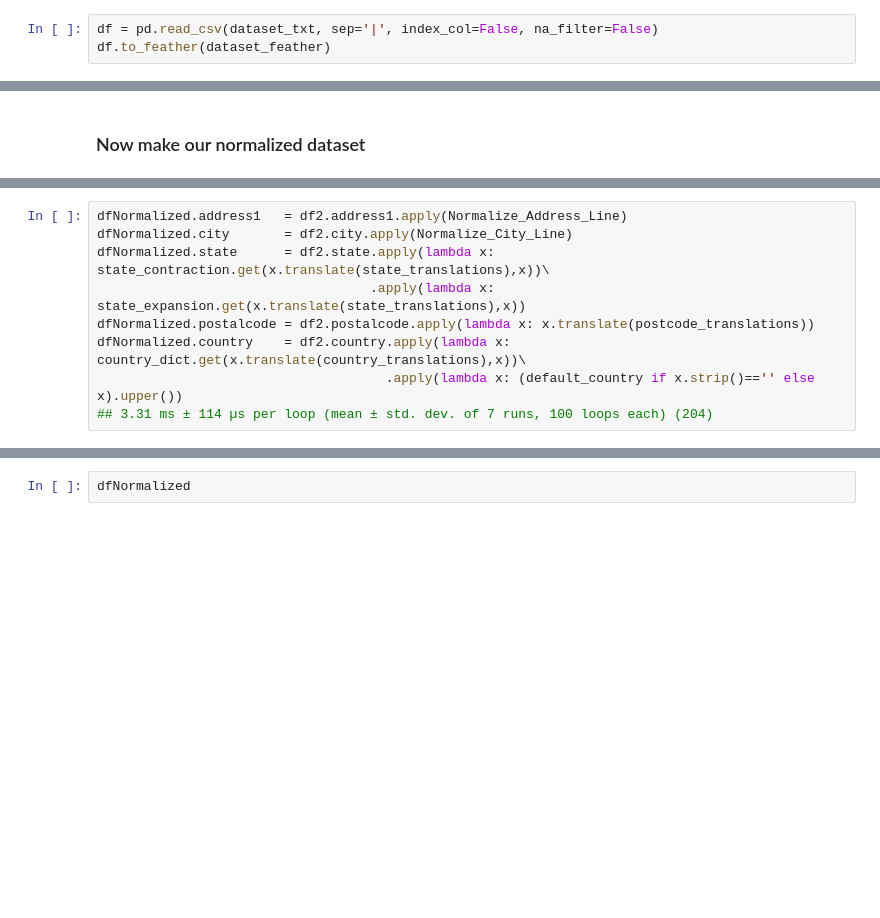
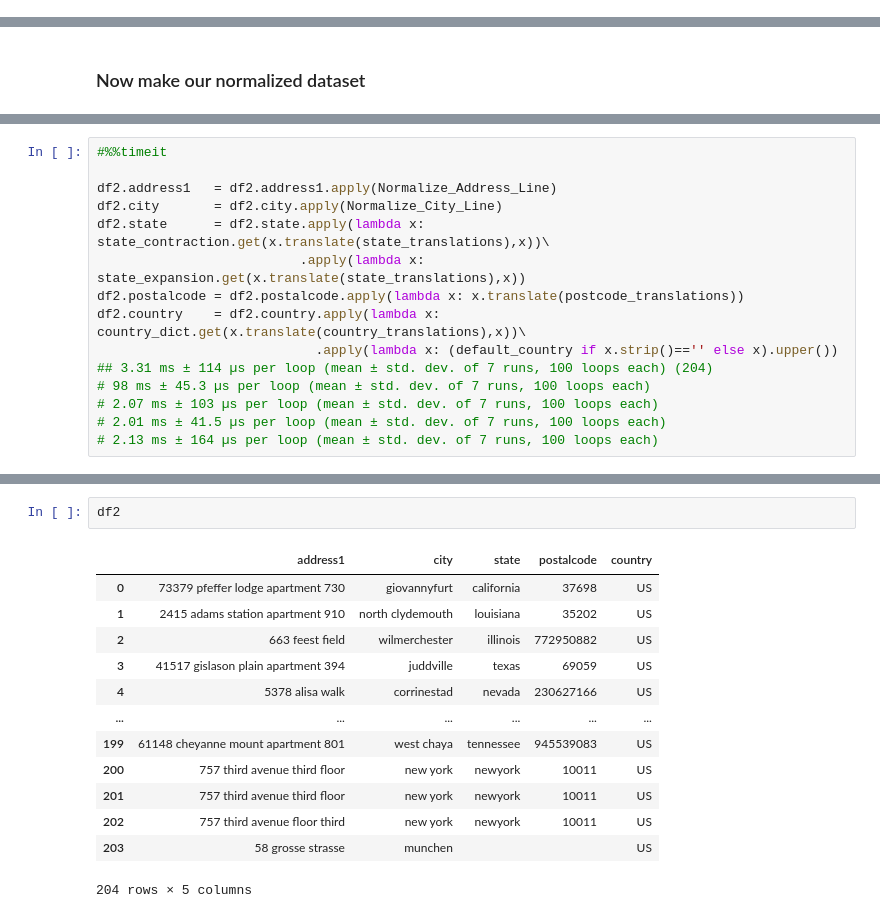
Before and after one commit to BRIGMAR/AddressNormalization, a Jupyter notebook: AddressNormalization.ipynb, the cells around one changed output, grey strips where cells are left out. Cells and saved outputs as stored; diff of their text form; blank space fills up the shorter version.

```diff
--- a/AddressNormalization.ipynb
+++ b/AddressNormalization.ipynb
@@ -24,6 +57,3 @@ dataset_feather = 'datasets/addresses.feather'
-# %%
-df = pd.read_csv(dataset_txt, sep='|', index_col=False, na_filter=False)
-df.to_feather(dataset_feather)
 # %% [markdown]
 ## Load our feather file
 # %%
@@ -199,11 +261,17 @@ dfNormalized = df2
 # %%
-dfNormalized.address1   = df2.address1.apply(Normalize_Address_Line)
-dfNormalized.city       = df2.city.apply(Normalize_City_Line)
-dfNormalized.state      = df2.state.apply(lambda x: state_contraction.get(x.translate(state_translations),x))\
-                                   .apply(lambda x: state_expansion.get(x.translate(state_translations),x))
-dfNormalized.postalcode = df2.postalcode.apply(lambda x: x.translate(postcode_translations))
-dfNormalized.country    = df2.country.apply(lambda x: country_dict.get(x.translate(country_translations),x))\
-                                     .apply(lambda x: (default_country if x.strip()=='' else x).upper())
+#%%timeit
+
+df2.address1   = df2.address1.apply(Normalize_Address_Line)
+df2.city       = df2.city.apply(Normalize_City_Line)
+df2.state      = df2.state.apply(lambda x: state_contraction.get(x.translate(state_translations),x))\
+                          .apply(lambda x: state_expansion.get(x.translate(state_translations),x))
+df2.postalcode = df2.postalcode.apply(lambda x: x.translate(postcode_translations))
+df2.country    = df2.country.apply(lambda x: country_dict.get(x.translate(country_translations),x))\
+                            .apply(lambda x: (default_country if x.strip()=='' else x).upper())
 ## 3.31 ms ± 114 µs per loop (mean ± std. dev. of 7 runs, 100 loops each) (204)
+# 98 ms ± 45.3 µs per loop (mean ± std. dev. of 7 runs, 100 loops each)
+# 2.07 ms ± 103 µs per loop (mean ± std. dev. of 7 runs, 100 loops each)
+# 2.01 ms ± 41.5 µs per loop (mean ± std. dev. of 7 runs, 100 loops each)
+# 2.13 ms ± 164 µs per loop (mean ± std. dev. of 7 runs, 100 loops each)
 # %%
 df_source
@@ -210,2 +292,16 @@ df_source
-# %%
-dfNormalized
+# %%
+df2
+# %% [output]
+|  | address1 | city | state | postalcode | country |
+| 0 | 73379 pfeffer lodge apartment 730 | giovannyfurt | california | 37698 | US |
+| 1 | 2415 adams station apartment 910 | north clydemouth | louisiana | 35202 | US |
+| 2 | 663 feest field | wilmerchester | illinois | 772950882 | US |
+| 3 | 41517 gislason plain apartment 394 | juddville | texas | 69059 | US |
+| 4 | 5378 alisa walk | corrinestad | nevada | 230627166 | US |
+| ... | ... | ... | ... | ... | ... |
+| 199 | 61148 cheyanne mount apartment 801 | west chaya | tennessee | 945539083 | US |
+| 200 | 757 third avenue third floor | new york | newyork | 10011 | US |
+| 201 | 757 third avenue third floor | new york | newyork | 10011 | US |
+| 202 | 757 third avenue floor third | new york | newyork | 10011 | US |
+| 203 | 58 grosse strasse | munchen |  |  | US |
+204 rows × 5 columns
```
Also changed, not shown: parts of 10 cells of this notebook.
